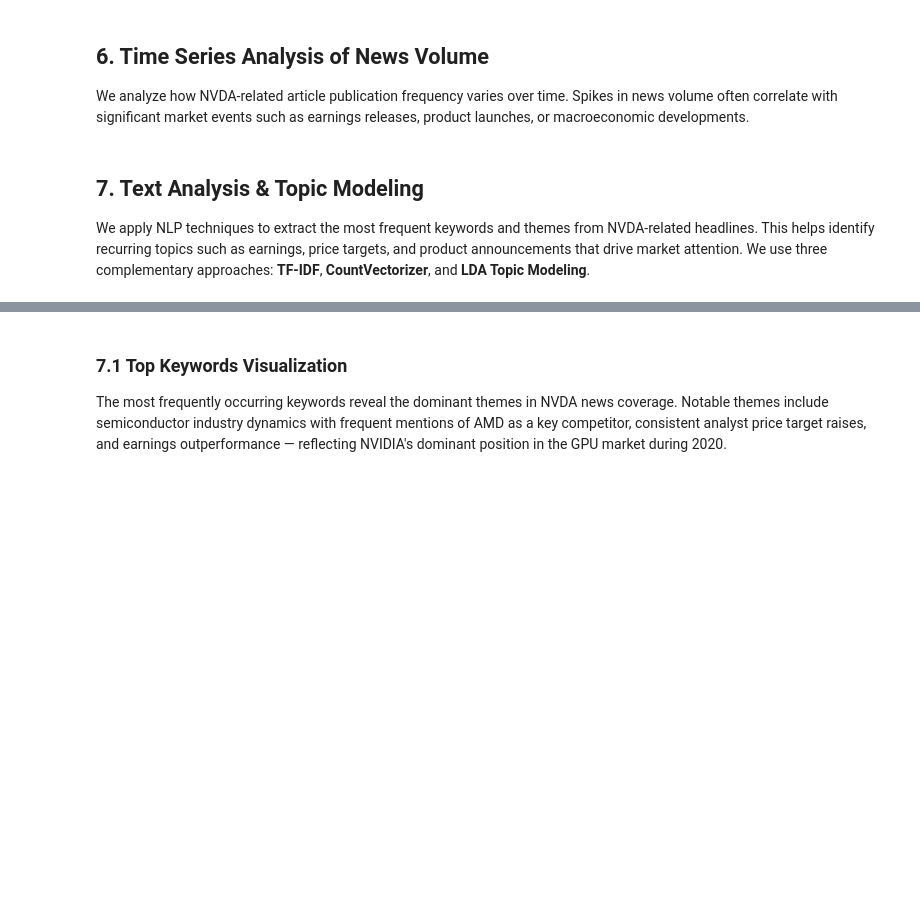
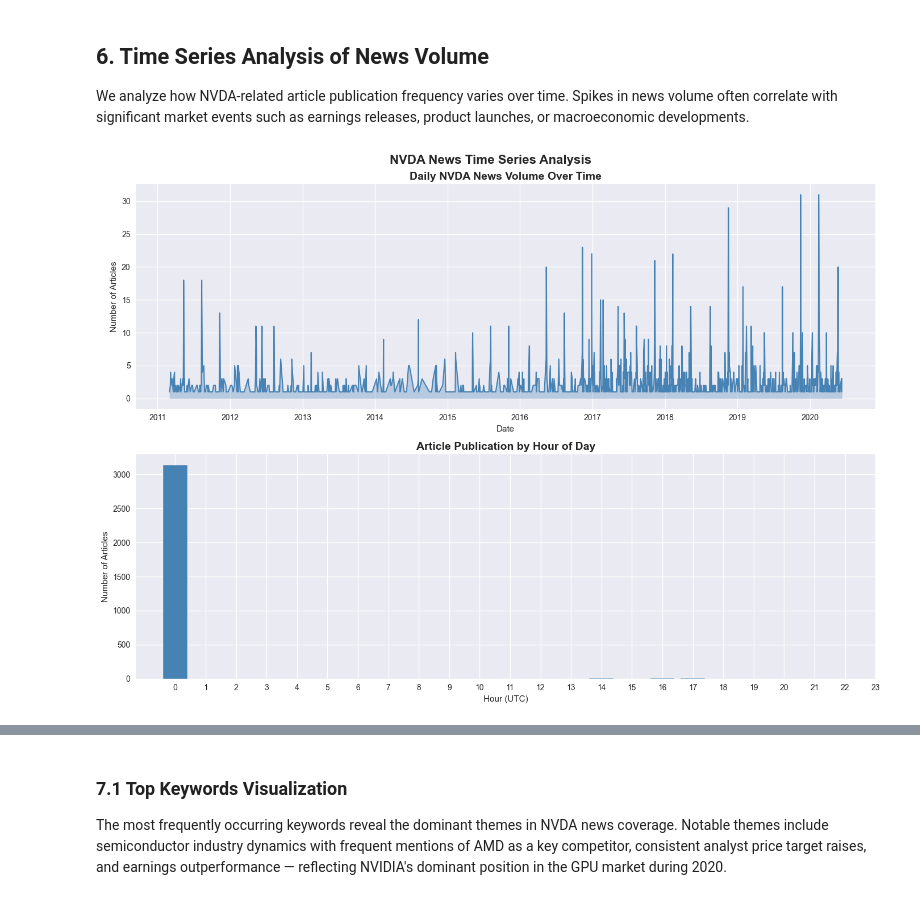
Before and after one commit to Maki4444444/News-sentiment-analysis, a Jupyter notebook: notebooks/NVDA_eda.ipynb, the cells around one changed output, grey strips where cells are left out. Cells and saved outputs as stored; diff of their text form; code cells hidden in the pictures; blank space fills up the shorter version.

```diff
--- a/notebooks/NVDA_eda.ipynb
+++ b/notebooks/NVDA_eda.ipynb
@@ -166,29 +217,10 @@ We analyze how NVDA-related article publication frequency varies over time. Spik
 # %%
 nvda_df['date_only'] = nvda_df['date'].dt.date
 nvda_df['hour'] = nvda_df['date'].dt.hour
 nvda_df['day_of_week'] = nvda_df['date'].dt.day_name()
 
 daily_counts = nvda_df.groupby('date_only').size()
 
-fig, axes = plt.subplots(2, 1, figsize=(14, 10))
-
-axes[0].plot(daily_counts.index, daily_counts.values, color='steelblue', linewidth=1.5)
-axes[0].fill_between(daily_counts.index, daily_counts.values, alpha=0.3, color='steelblue')
-axes[0].set_title('Daily NVDA News Volume Over Time', fontsize=14, fontweight='bold')
-axes[0].set_xlabel('Date')
-axes[0].set_ylabel('Number of Articles')
-
-hour_counts = nvda_df['hour'].value_counts().sort_index()
-axes[1].bar(hour_counts.index, hour_counts.values, color='steelblue', edgecolor='white')
-axes[1].set_title('Article Publication by Hour of Day', fontsize=14, fontweight='bold')
-axes[1].set_xlabel('Hour (UTC)')
-axes[1].set_ylabel('Number of Articles')
-axes[1].set_xticks(range(0, 24))
-
-plt.suptitle('NVDA News Time Series Analysis', fontsize=16, fontweight='bold')
-plt.tight_layout()
-plt.show()
+plot_time_series(nvda_df, daily_counts, 'NVDA')
+# %% [output]
+[figure, added]
-# %% [markdown]
-## 7. Text Analysis & Topic Modeling
-
-We apply NLP techniques to extract the most frequent keywords and themes from NVDA-related headlines. This helps identify recurring topics such as earnings, price targets, and product announcements that drive market attention. We use three complementary approaches: **TF-IDF**, **CountVectorizer**, and **LDA Topic Modeling**.
```
Also changed, not shown: parts of 29 cells of this notebook.
